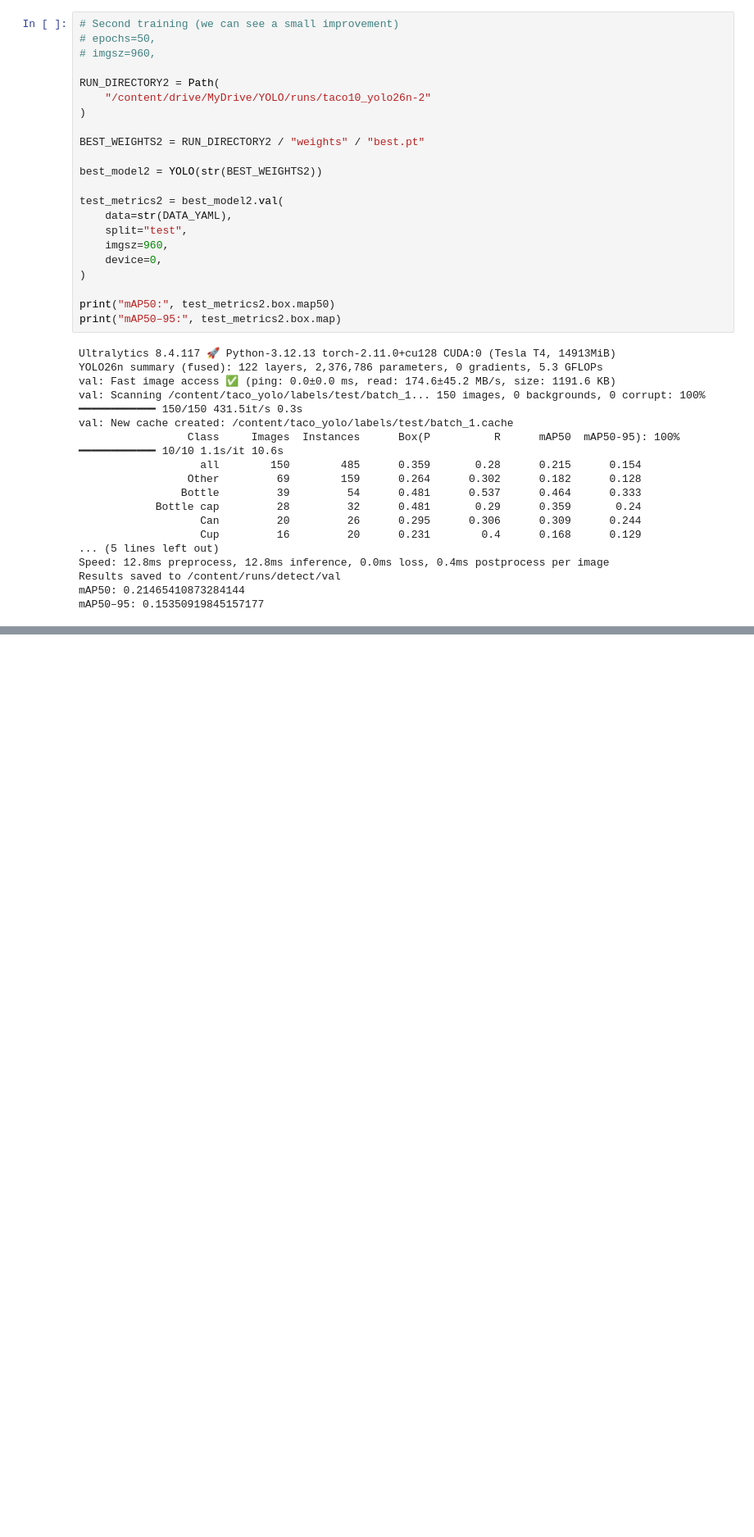
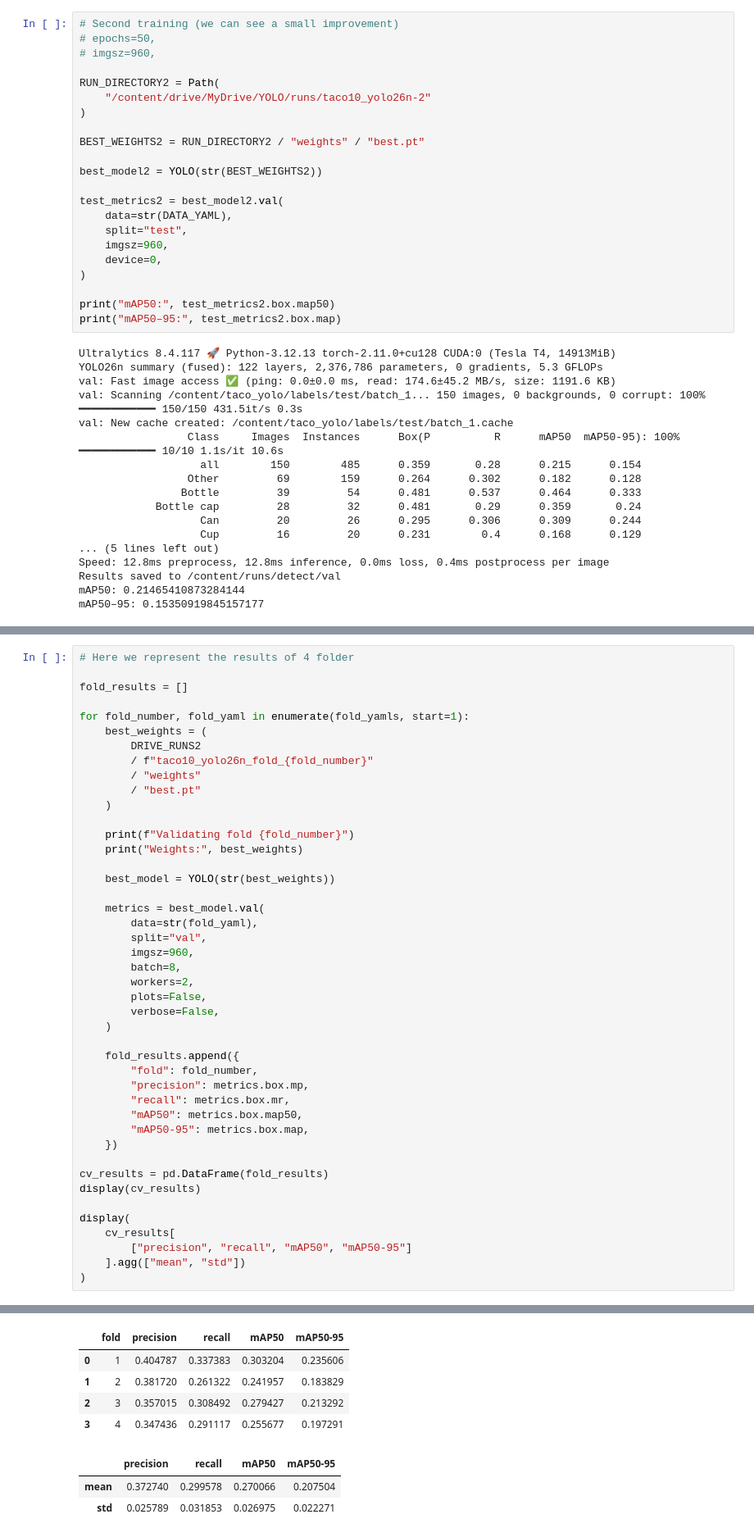
Before and after one commit to b4l4k/waste_clasif, a Jupyter notebook: waste_clasif.ipynb, the cells around one changed output, grey strips where cells are left out. Shown at 82% size. Saved outputs shown, nothing was run; the diff lists cells and outputs as text; blank space fills up the shorter version.

Commit message:
Added training with four-folder cross-validation

```diff
--- a/waste_clasif.ipynb
+++ b/waste_clasif.ipynb
@@ -206,0 +418,45 @@ mAP50–95: 0.15350919845157177
+# %%
+# Here we represent the results of 4 folder
+
+fold_results = []
+
+for fold_number, fold_yaml in enumerate(fold_yamls, start=1):
+    best_weights = (
+        DRIVE_RUNS2
+        / f"taco10_yolo26n_fold_{fold_number}"
+        / "weights"
+        / "best.pt"
+    )
+
+    print(f"Validating fold {fold_number}")
+    print("Weights:", best_weights)
+
+    best_model = YOLO(str(best_weights))
+
+    metrics = best_model.val(
+        data=str(fold_yaml),
+        split="val",
+        imgsz=960,
+        batch=8,
+        workers=2,
+        plots=False,
+        verbose=False,
+    )
+
+    fold_results.append({
+        "fold": fold_number,
+        "precision": metrics.box.mp,
+        "recall": metrics.box.mr,
+        "mAP50": metrics.box.map50,
+        "mAP50-95": metrics.box.map,
+    })
+
+cv_results = pd.DataFrame(fold_results)
+display(cv_results)
+
+display(
+    cv_results[
+        ["precision", "recall", "mAP50", "mAP50-95"]
+    ].agg(["mean", "std"])
+)
+# %% [output]
@@ -206,0 +480,8 @@ mAP50–95: 0.15350919845157177
+|  | fold | precision | recall | mAP50 | mAP50-95 |
+| 0 | 1 | 0.404787 | 0.337383 | 0.303204 | 0.235606 |
+| 1 | 2 | 0.381720 | 0.261322 | 0.241957 | 0.183829 |
+| 2 | 3 | 0.357015 | 0.308492 | 0.279427 | 0.213292 |
+| 3 | 4 | 0.347436 | 0.291117 | 0.255677 | 0.197291 |
+|  | precision | recall | mAP50 | mAP50-95 |
+| mean | 0.372740 | 0.299578 | 0.270066 | 0.207504 |
+| std | 0.025789 | 0.031853 | 0.026975 | 0.022271 |
```
Also changed, not shown: parts of 7 cells of this notebook.
